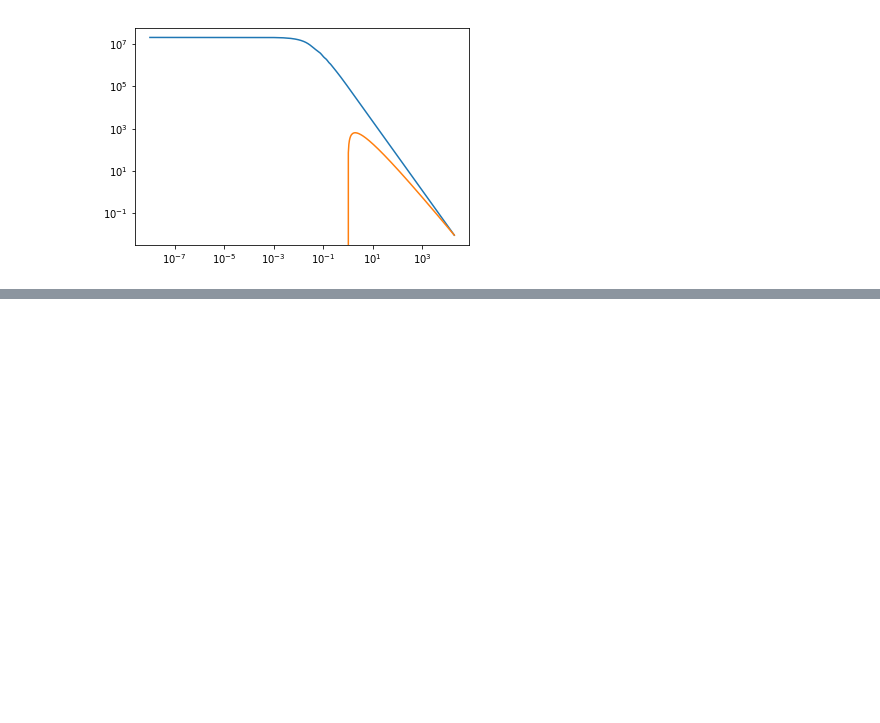
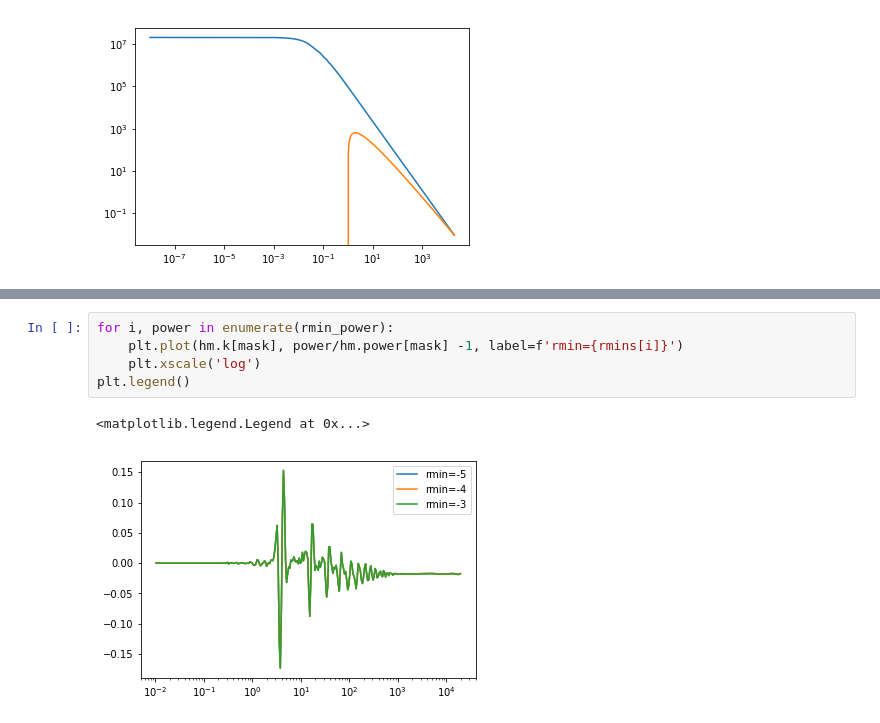
Before and after one commit to halomod/halomod, a Jupyter notebook: devel/robust_hankel_transforms.ipynb, the cells around one changed output, grey strips where cells are left out. Saved outputs shown, nothing was run; the diff lists cells and outputs as text; blank space fills up the shorter version.

```diff
--- a/devel/robust_hankel_transforms.ipynb
+++ b/devel/robust_hankel_transforms.ipynb
@@ -831,0 +915,8 @@ plt.yscale('log')
+# %%
+for i, power in enumerate(rmin_power):
+    plt.plot(hm.k[mask], power/hm.power[mask] -1, label=f'rmin={rmins[i]}')
+    plt.xscale('log')
+plt.legend()
+# %% [output]
+<matplotlib.legend.Legend at 0x...>
+[figure, added]
```
Also changed, not shown: parts of 32 cells of this notebook, 1 other file.
